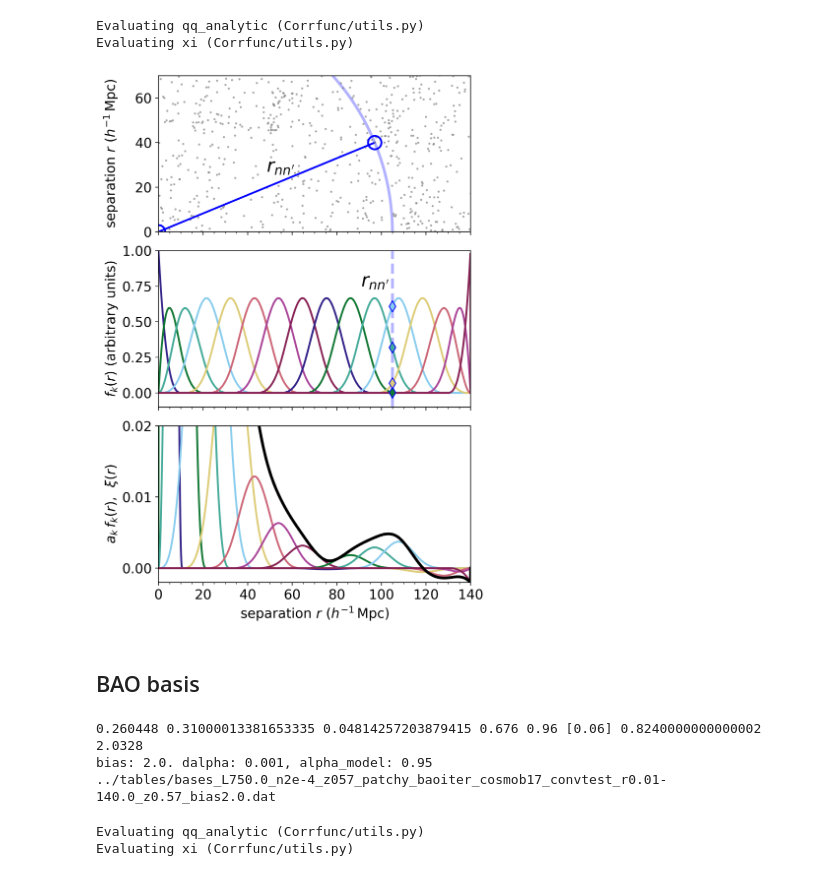
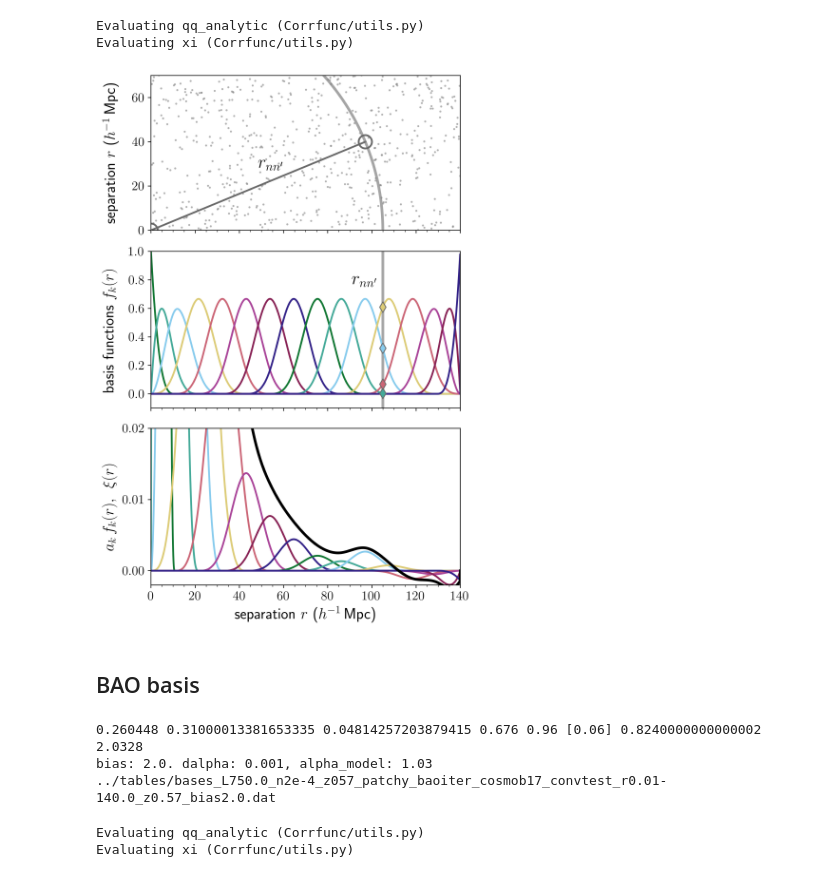
Before and after one commit to kstoreyf/continuous-estimator, a Jupyter notebook: code/paper_schematic_2020-12-18.ipynb, the cells around one changed output. Drawn from its saved outputs; the diff is of its cells as text; code cells hidden in the pictures.

```diff
--- a/code/paper_schematic_2020-12-18.ipynb
+++ b/code/paper_schematic_2020-12-18.ipynb
@@ -13,11 +13,13 @@ from matplotlib import pylab
 matplotlib.rcParams['figure.dpi'] = 200
 textsize = 'x-large'
 params = {'legend.fontsize': 'x-large',
-          'figure.figsize': (6, 4),
-         'axes.labelsize': textsize,
-         'axes.titlesize': textsize,
-         'xtick.labelsize': textsize,
-         'ytick.labelsize': textsize}
+         'axes.labelsize': 'xx-large',
+         'axes.titlesize': 'x-large',
+         'xtick.labelsize': 'x-large',
+         'ytick.labelsize': 'x-large',
+         'figure.autolayout': True,
+         'text.usetex': True,
+         'text.latex.preamble': [r"\usepackage{bm}"]}
 pylab.rcParams.update(params)
 
 from colors_labels import *
@@ -33,7 +35,8 @@ from Corrfunc.utils import evaluate_xi
 from Corrfunc.utils import qq_analytic
 from Corrfunc.bases import spline, bao
 # %%
-colors = ['#332288', '#117733', '#44AA99', '#88CCEE', '#DDCC77', '#CC6677', '#AA4499', '#882255']*6
+#colors = ['#332288', '#117733', '#44AA99', '#88CCEE', '#DDCC77', '#CC6677', '#AA4499', '#882255']*6
+colors = ['#117733', '#44AA99', '#88CCEE', '#DDCC77', '#CC6677', '#AA4499', '#882255', '#332288']*6
 # %%
 plot_dir = '../plots/plots_2020-12-23'
 # %%
@@ -68,12 +71,12 @@ def bases_panel(ax, bases, colors, rsep, rcolor, bases_ordered=None, rescale_by=
             ax.scatter(rsep, base_val, color=colors[i], marker='d', s=70,
                        edgecolor=rcolor, zorder=1000)
 
-    ax.axvline(rsep, color=rcolor, alpha=0.3, ls='--', lw=3, zorder=0)
+    ax.axvline(rsep, color=rcolor, alpha=0.6, ls='-', lw=3, zorder=0)
     ax.text(rsep-14, 0.75*ylim[1], r"$r_{nn'}$", fontsize=20)
 
     ax.axhline(0, color='grey', lw=0.8, zorder=0)
 
-    ax.set_ylabel('$f_k(r)$ (arbitrary units)')
+    ax.set_ylabel('basis functions $f_k(r)$')
     if ylim is not None:
         ax.set_ylim(ylim)
     ax.set_xlim(xlim)
@@ -113,11 +116,11 @@ def data_panel(ax, data, zslice=(0,300), xlim=(0, 140), ylim=(0,70)):
     # settings
     marker = 'o'
     size=5
-    col='blue'
+    col='dimgrey'
     col_points = 'grey'
-    alpha_points = 0.7
+    alpha_points = 0.6
     n = 200
-    circle_alpha = 0.3
+    circle_alpha = 0.6
     highlight_radius = 3
 
     # two main galaxies
@@ -203,20 +206,22 @@ xi_ana_spline = evaluate_xi(amps_ana_spline, r_fine, proj_type, projfn=projfn_sp
 Evaluating qq_analytic (Corrfunc/utils.py)
 Evaluating xi (Corrfunc/utils.py)
 # %%
-fig, axarr = plt.subplots(3,1, figsize=(6,10), sharex=True, gridspec_kw={'height_ratios': [1, 1, 1]})
-plt.subplots_adjust(hspace=0.12)
+fig, axarr = plt.subplots(3,1, figsize=(6,8.8), sharex=True, gridspec_kw={'height_ratios': [1, 1, 1]})
+plt.subplots_adjust(wspace=0.1, hspace=0.15)
 
 bases_spline = np.loadtxt(projfn_spline)
 
 rsep, rcolor = data_panel(axarr[0], data)
 bases_panel(axarr[1], bases_spline, colors, rsep, rcolor, ylim=(-0.1, 1))
 results_panel(axarr[2], bases_spline, colors, amps_ana_spline, r_fine, xi_ana_spline, ylim=(-0.002, 0.02))
 fig.align_ylabels(axarr)
 
 save_fn = 'schematic_spline.png'
-plt.savefig(f'{plot_dir}/{save_fn}', bbox_inches='tight')
+#for some reason bbox_inches='tight' doesn't work, need this instead!
+plt.tight_layout()
+plt.savefig(f'{plot_dir}/{save_fn}')#, bbox_inches='tight')
 # %% [output]
-[figure, old version]
+[figure, new version]
 # %% [markdown]
 ## BAO basis
 # %%
@@ -231,7 +236,7 @@ cf_tag = f"_{proj}_cosmo{cosmo_name}_convtest"
 redshift = 0.57
 bias = 2.0
 dalpha = 0.001
-alpha_model_start = 0.95
+alpha_model_start = 1.03
 
 projfn_bao = f"../tables/bases{cat_tag}{cf_tag}_r{rmin_bao}-{rmax_bao}_z{redshift}_bias{bias}.dat"
 cosmo = bao_utils.get_cosmo(cosmo_name)
@@ -242,7 +247,7 @@ print(projfn_bao)
 bases_bao = np.loadtxt(projfn_bao)
 # %% [output]
 0.260448 0.31000013381653335 0.04814257203879415 0.676 0.96 [0.06] 0.8240000000000002 2.0328
-bias: 2.0. dalpha: 0.001, alpha_model: 0.95
+bias: 2.0. dalpha: 0.001, alpha_model: 1.03
 ../tables/bases_L750.0_n2e-4_z057_patchy_baoiter_cosmob17_convtest_r0.01-140.0_z0.57_bias2.0.dat
 # %%
 ncont = 2000
```
Also changed, not shown: parts of 3 cells of this notebook.
